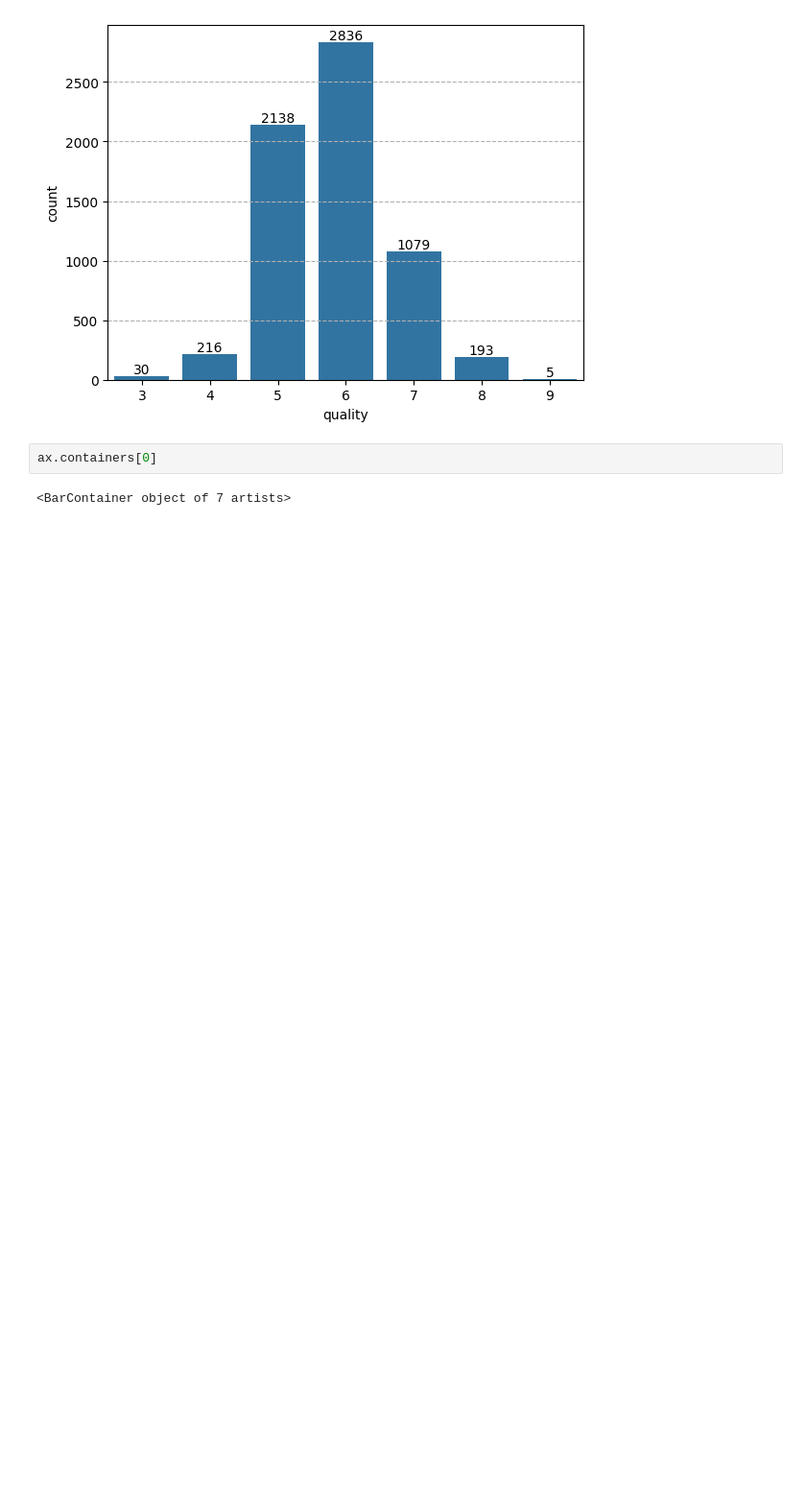
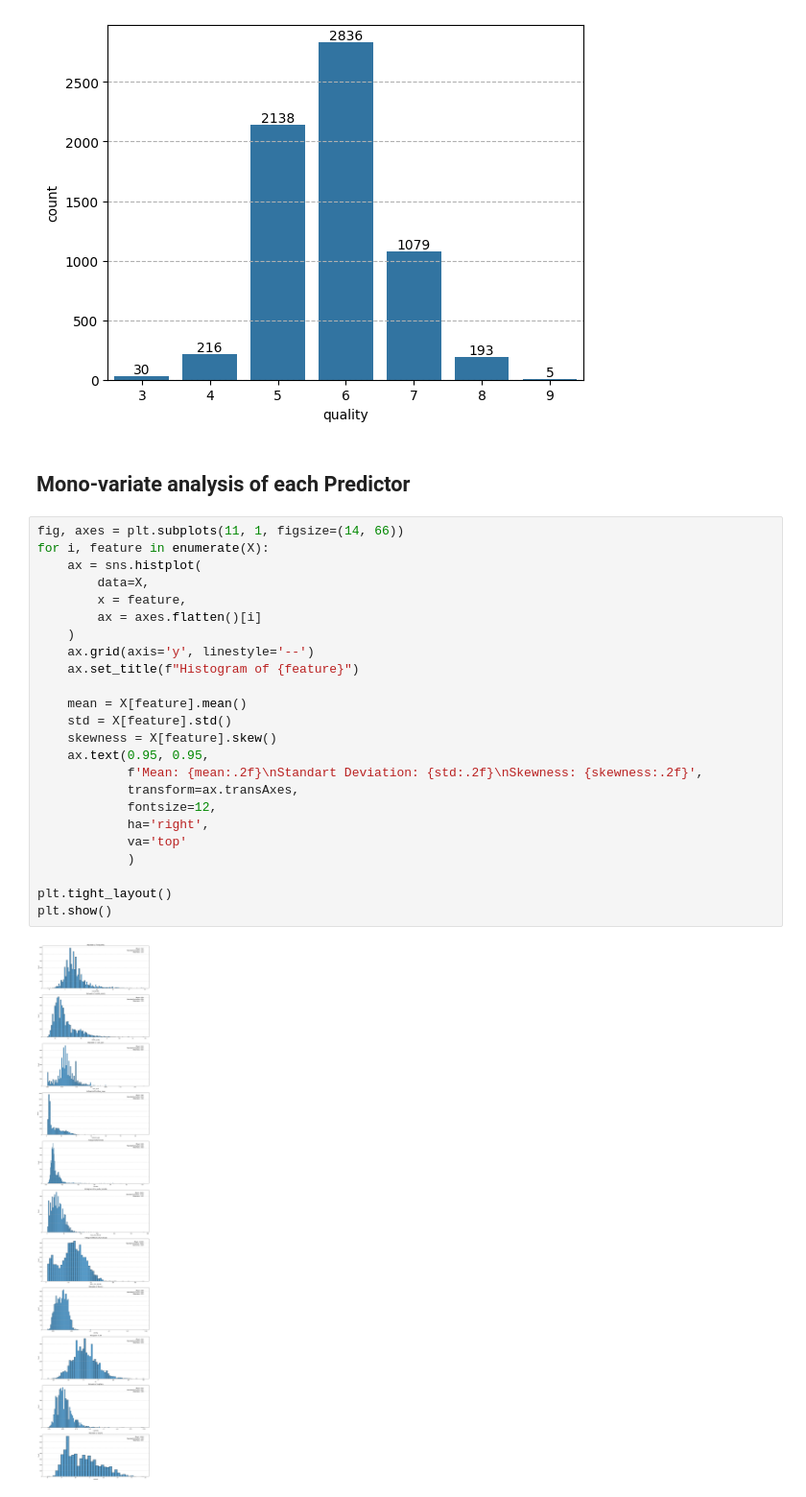
Before and after one commit to pauloricms12/ICA_HM1, a Jupyter notebook: data.ipynb, the cells around one changed output. Shown: that part at 96% size. Drawn from its saved outputs; the diff is of its cells as text; blank space fills up the shorter version.

```diff
--- a/data.ipynb
+++ b/data.ipynb
@@ -79,7 +79,31 @@ ax.grid(axis='y', linestyle='--')
 plt.show()
 # %% [output]
 [figure]
-# %%
-ax.containers[0]
-# %% [output]
-<BarContainer object of 7 artists>
+# %% [markdown]
+## Mono-variate analysis of each Predictor
+# %%
+fig, axes = plt.subplots(11, 1, figsize=(14, 66))
+for i, feature in enumerate(X):
+    ax = sns.histplot(
+        data=X,
+        x = feature,
+        ax = axes.flatten()[i]
+    )
+    ax.grid(axis='y', linestyle='--')
+    ax.set_title(f"Histogram of {feature}")
+
+    mean = X[feature].mean()
+    std = X[feature].std()
+    skewness = X[feature].skew()
+    ax.text(0.95, 0.95,
+            f'Mean: {mean:.2f}\nStandart Deviation: {std:.2f}\nSkewness: {skewness:.2f}',
+            transform=ax.transAxes,
+            fontsize=12,
+            ha='right',
+            va='top'
+            )
+
+plt.tight_layout()
+plt.show()
+# %% [output]
+[figure, added]
```
Also changed, not shown: parts of 3 cells of this notebook.
